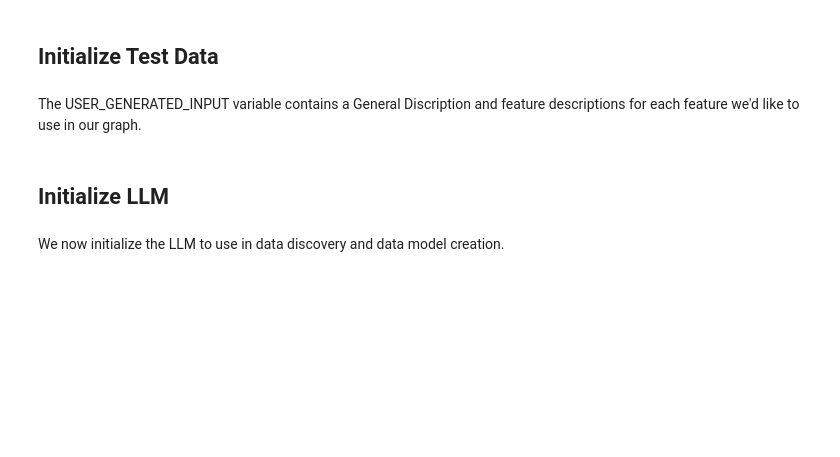
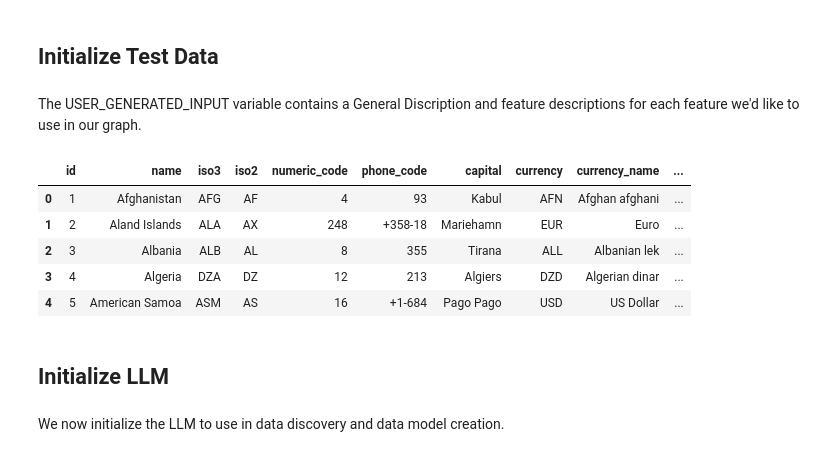
Before and after one commit to a-s-g93/neo4j-runway-examples, a Jupyter notebook: countries.ipynb, the cells around one changed output. Drawn from its saved outputs; the diff is of its cells as text; code cells hidden in the pictures; blank space fills up the shorter version.

```diff
--- a/countries.ipynb
+++ b/countries.ipynb
@@ -34,6 +34,15 @@ USER_GENERATED_INPUT = {
 }
 # %%
 data = pd.read_csv("data/csv/countries.csv")
+# %%
+data.head()
+# %% [output]
+|  | id | name | iso3 | iso2 | numeric_code | phone_code | capital | currency | currency_name | ... |
+| 0 | 1 | Afghanistan | AFG | AF | 4 | 93 | Kabul | AFN | Afghan afghani | ... |
+| 1 | 2 | Aland Islands | ALA | AX | 248 | +358-18 | Mariehamn | EUR | Euro | ... |
+| 2 | 3 | Albania | ALB | AL | 8 | 355 | Tirana | ALL | Albanian lek | ... |
+| 3 | 4 | Algeria | DZA | DZ | 12 | 213 | Algiers | DZD | Algerian dinar | ... |
+| 4 | 5 | American Samoa | ASM | AS | 16 | +1-684 | Pago Pago | USD | US Dollar | ... |
 # %% [markdown]
 ## Initialize LLM
 # %% [markdown]
```
Also changed, not shown: parts of 2 cells of this notebook, 7 other files.
